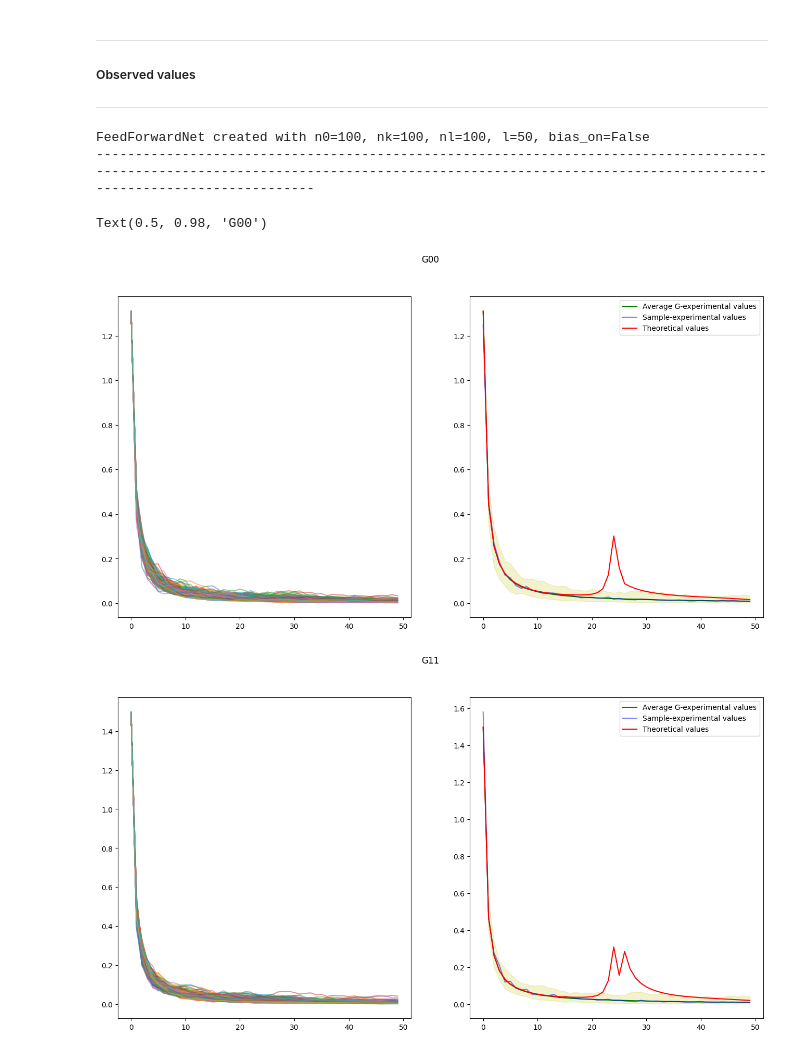
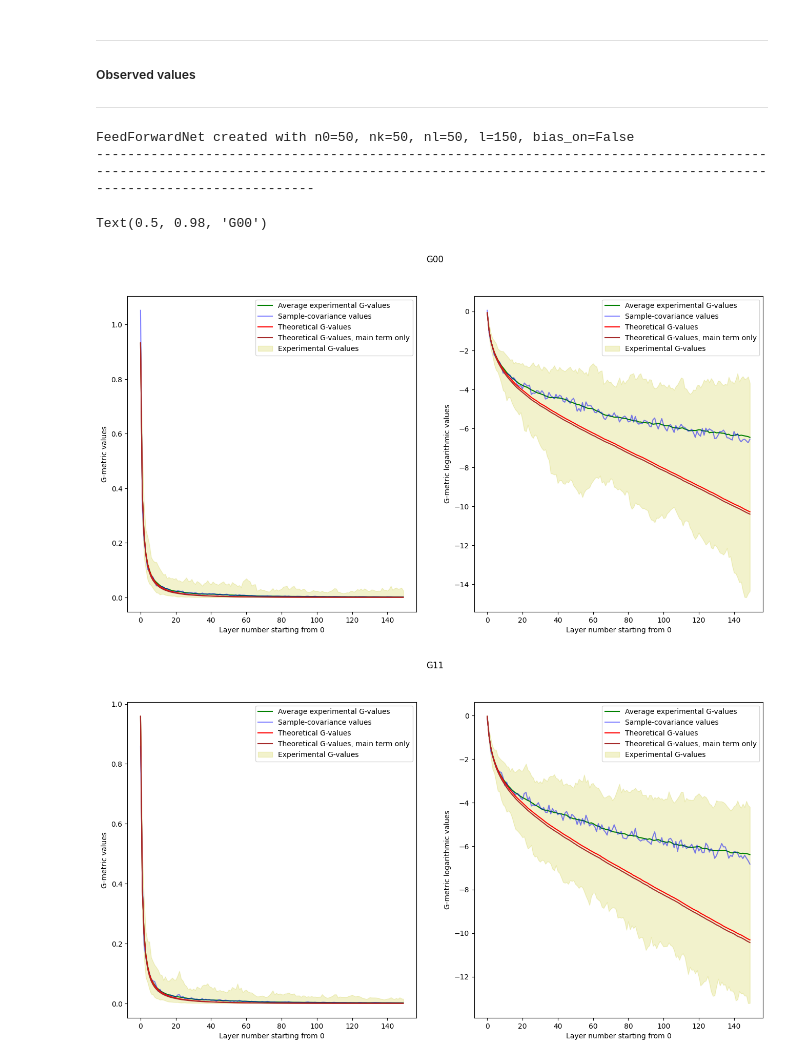
Before and after one commit to vkmbox/Ml-readinggroup, a Jupyter notebook: Roberts_Yaida/chapter5/init_distribution_recursion_ffn_tanh.ipynb, the cells around one changed output. Cells and saved outputs as stored; diff of their text form; code cells hidden in the pictures.

Commit message:
DEV: graph improvements

```diff
--- a/Roberts_Yaida/chapter5/init_distribution_recursion_ffn_tanh.ipynb
+++ b/Roberts_Yaida/chapter5/init_distribution_recursion_ffn_tanh.ipynb
@@ -197,7 +210,7 @@ def calc_integral4(layer_zb, aa_1,aa_2,aa_3,aa_4,ZZ_g):
         Exception("Expected value calculation method undetermined")
     return integral4
 # %%
-CALCULATE_GXX_ONLY=True
+CALCULATE_GXX_ONLY=False
 
 indices = range(0, nd)
 layer_zb = 0
@@ -237,7 +250,13 @@ while layer_next_zb < ln:
 
             GG_bottom = GG_integral+np.sum(GG_tail)/8
             matrix_GG_bottom[layer_next_zb, aa_1, aa_2] = matrix_GG_bottom[layer_next_zb, aa_2, aa_1] = GG_bottom
+            #GG_only
+            matrix_GG_only_bottom[layer_next_zb, aa_1, aa_2] = matrix_GG_only_bottom[layer_next_zb, aa_2, aa_1] = GG_integral
+
     GG_top_next = matrix_GG_top[layer_next_zb] = np.linalg.inv(matrix_GG_bottom[layer_next_zb])
+    #GG_only
+    matrix_gg_only_bottom[layer_next_zb] = matrix_GG_only_bottom[layer_next_zb]
+    matrix_gg_only_top[layer_next_zb] = matrix_GG_only_top[layer_next_zb] = np.linalg.inv(matrix_GG_only_bottom[layer_next_zb])
 
     if CALCULATE_GXX_ONLY==False:
         #print("Calculating v-coefficients with bottom indices")
@@ -360,7 +379,7 @@ for experiment_number in range(experiments_number):
         exp1_records = []
 
     testNet.init_weights(cb, cw)
-    res = testNet.forward(xx)
+    res = testNet.forward(train_set)
     yy[experiment_number] = res
     G00_records.append(testNet.get_gmetric(1,1).copy())
     if (nd > 1):
@@ -378,13 +397,23 @@ z0records = np.asarray(z0_records)
 if (nd > 1):
     z1records = np.asarray(z1_records)
 # %% [output]
-FeedForwardNet created with n0=100, nk=100, nl=100, l=50, bias_on=False
+FeedForwardNet created with n0=50, nk=50, nl=50, l=150, bias_on=False
 --------------------------------------------------------------------------------------------------------------------------------------------------------------------------------------------------------
+# %%
+avex_g = f"Average experimental G-values"
+samplecov_z=f"Sample-covariance values"
+theor_g=f"Theoretical G-values"
+theor_g_main=f"Theoretical G-values, main term only"
+ex_g=f"Experimental G-values"
+lavernum="Layer number starting from 0"
+values_g="G-metric values"
+valueslogabs_g="G-metric logarithmic absolute values"
+valueslog_g="G-metric logarithmic values"
 # %%
 fig, (ax1, ax2) = plt.subplots(1, 2, figsize=(16, 8))
 
-for i, Gs in enumerate(G00_records):
-    ax1.plot(Gs, alpha=0.5, label=f"experiment {i}")
+#for i, Gs in enumerate(G00_records):
+#    ax1.plot(Gs, alpha=0.5, label=f"experiment {i}")
 
 cord_x = np.arange(0, len(G00_records[0]))
 G00_max = np.max(G00_records, axis=0)
@@ -394,46 +423,66 @@ G00_sample = []
 for xx in cord_x:
     G00_sample.append(np.cov(z0records[:,xx],z0records[:,xx])[0,1])
 
-ax2.plot(G00_avg, color='g', label=f"Average G-experimental values")
-#ax2.plot(G00_min, color='c', alpha=0.5, label=f"Min G-experimental values")
-#ax2.plot(G00_max, color='y', alpha=0.5, label=f"Max G-experimental values")
-ax2.plot(G00_sample, color='b', alpha=0.5, label=f"Sample-experimental values")
-ax2.plot(matrix_GG_bottom[:,0,0], color='r', label=f"Theoretical values")
-ax2.fill_between(x=cord_x, y1=G00_min, y2=G00_max, color='y', alpha=.2)
+ax1.plot(G00_avg, color='g', label=avex_g)
+ax1.plot(G00_sample, color='b', alpha=0.5, label=samplecov_z)
+ax1.plot(matrix_GG_bottom[:,0,0], color='r', label=theor_g)
+ax1.plot(matrix_GG_only_bottom[:,0,0], color='brown', label=theor_g_main)
+ax1.fill_between(x=cord_x, y1=G00_min, y2=G00_max, color='y', alpha=.2, label=ex_g)
+ax1.set_xlabel(lavernum)
+ax1.set_ylabel(values_g)
+ax1.legend()
+
+ax2.plot(np.log(G00_avg), color='g', label=avex_g)
+ax2.plot(np.log(G00_sample), color='b', alpha=0.5, label=samplecov_z)
+ax2.plot(np.log(matrix_GG_bottom[:,0,0]), color='r', label=theor_g)
+ax2.plot(np.log(matrix_GG_only_bottom[:,0,0]), color='brown', label=theor_g_main)
+ax2.fill_between(x=cord_x, y1=np.log(G00_min), y2=np.log(G00_max), color='y', alpha=.2, label=ex_g)
+ax2.set_xlabel(lavernum)
+ax2.set_ylabel(valueslog_g)
 ax2.legend()
 
 fig.suptitle("G00")
 # %% [output]
 Text(0.5, 0.98, 'G00')
-[figure, old version]
+[figure, new version]
 # %%
 if (nd > 1):
     fig, (ax1, ax2) = plt.subplots(1, 2, figsize=(16, 8))
 
-    for i, Gs in enumerate(G11_records):
-        ax1.plot(Gs, alpha=0.5, label=f"experiment {i}")
+    #for i, Gs in enumerate(G11_records):
+    #    ax1.plot(Gs, alpha=0.5, label=f"experiment {i}")
 
     cord_x = np.arange(0, len(G11_records[0]))
     G11_max = np.max(G11_records, axis=0)
     G11_min = np.min(G11_records, axis=0)
     G11_avg = np.average(G11_records, axis=0)
     G11_sample = []
     for xx in cord_x:
         G11_sample.append(np.cov(z1records[:,xx],z1records[:,xx])[0,1])
 
-    ax2.plot(G11_avg, color='g', label=f"Average G-experimental values")
-    #ax2.plot(G11_min, color='c', alpha=0.5, label=f"Min G-experimental values")
-    #ax2.plot(G11_max, color='y', alpha=0.5, label=f"Max G-experimental values")
-    ax2.plot(G11_sample, color='b', alpha=0.5, label=f"Sample-experimental values")
-    ax2.plot(matrix_GG_bottom[:,1,1], color='r', label=f"Theoretical values")
-    ax2.fill_between(x=cord_x, y1=G11_min, y2=G11_max, color='y', alpha=.2)
+    ax1.plot(G11_avg, color='g', label=avex_g)
+    ax1.plot(G11_sample, color='b', alpha=0.5, label=samplecov_z)
+    ax1.plot(matrix_GG_bottom[:,1,1], color='r', label=theor_g)
+    ax1.plot(matrix_GG_only_bottom[:,1,1], color='brown', label=theor_g_main)
+    ax1.fill_between(x=cord_x, y1=G11_min, y2=G11_max, color='y', alpha=.2, label=ex_g)
+    ax1.set_xlabel(lavernum)
+    ax1.set_ylabel(values_g)
+    ax1.legend()
+
+    ax2.plot(np.log(G11_avg), color='g', label=avex_g)
+    ax2.plot(np.log(G11_sample), color='b', alpha=0.5, label=samplecov_z)
+    ax2.plot(np.log(matrix_GG_bottom[:,1,1]), color='r', label=theor_g)
+    ax2.plot(np.log(matrix_GG_only_bottom[:,1,1]), color='brown', label=theor_g_main)
+    ax2.fill_between(x=cord_x, y1=np.log(G11_min), y2=np.log(G11_max), color='y', alpha=.2, label=ex_g)
+    ax2.set_xlabel(lavernum)
+    ax2.set_ylabel(valueslog_g)
     ax2.legend()
 
     fig.suptitle("G11")
 else:
     print("G11 calculation skipped")
 # %% [output]
-[figure, old version]
+[figure, new version]
 # %%
 if (nd > 1):
     fig, (ax1, ax2) = plt.subplots(1, 2, figsize=(16, 8))
```
Also changed, not shown: parts of 13 cells of this notebook, 2 other files.
